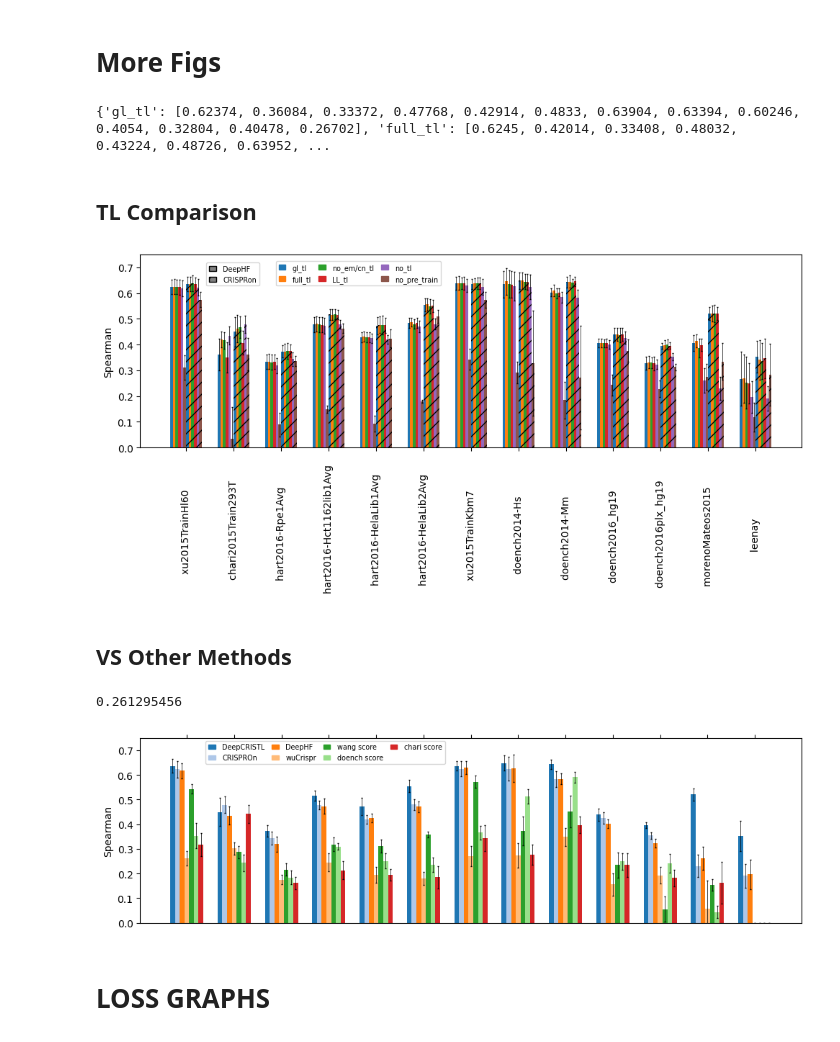
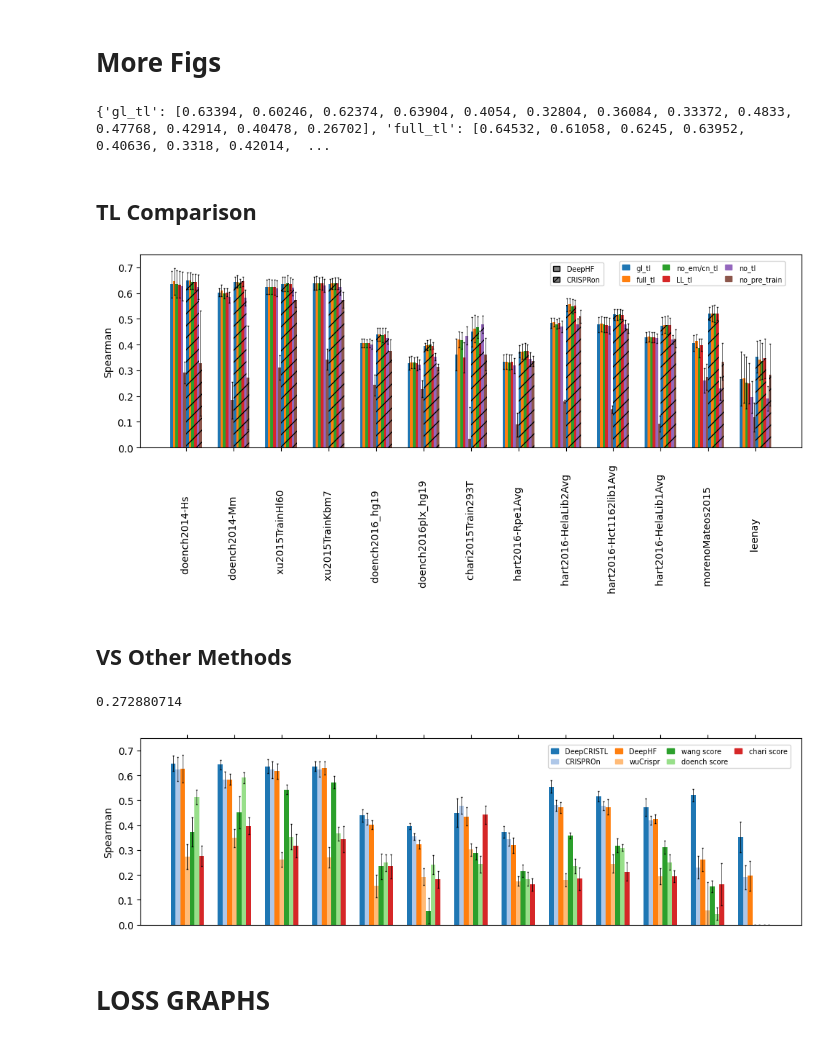
Before and after one commit to OrensteinLab/DeepCRISTL, a Jupyter notebook: new_version/graphs.ipynb, the cells around one changed output. Drawn from its saved outputs; the diff is of its cells as text; code cells hidden in the pictures.

Commit message:
graphs update

```diff
--- a/new_version/graphs.ipynb
+++ b/new_version/graphs.ipynb
@@ -113,6 +113,22 @@ original_datasets = ['xu2015TrainHl60',
             'doench2016plx_hg19',
             'morenoMateos2015',
             'leenay']
+ # reordered
+original_datasets = ['doench2014-Hs',
+            'doench2014-Mm',
+            'xu2015TrainHl60',
+            'xu2015TrainKbm7',
+            'doench2016_hg19',
+            'doench2016plx_hg19',
+            'chari2015Train293T',
+            'hart2016-Rpe1Avg',
+            'hart2016-HelaLib2Avg',
+            'hart2016-Hct1162lib1Avg',
+            'hart2016-HelaLib1Avg',
+            'morenoMateos2015',
+            'leenay']
+
+
 datasets = []
 IDEAL_LENGTH = 26
 for dataset in original_datasets:
@@ -131,7 +147,7 @@ data_means_various, data_stds_various= get_dict_avg_std('results_various.csv', o
 
 print(data_means_deephf)
 # %% [output]
-{'gl_tl': [0.62374, 0.36084, 0.33372, 0.47768, 0.42914, 0.4833, 0.63904, 0.63394, 0.60246, 0.4054, 0.32804, 0.40478, 0.26702], 'full_tl': [0.6245, 0.42014, 0.33408, 0.48032, 0.43224, 0.48726, 0.63952, ...
+{'gl_tl': [0.63394, 0.60246, 0.62374, 0.63904, 0.4054, 0.32804, 0.36084, 0.33372, 0.4833, 0.47768, 0.42914, 0.40478, 0.26702], 'full_tl': [0.64532, 0.61058, 0.6245, 0.63952, 0.40636, 0.3318, 0.42014,  ...
 # %% [markdown]
 ## TL Comparison
 # %%
@@ -177,12 +193,12 @@ legend_2_elements = [
     mpatches.Patch(facecolor='grey', edgecolor='k', label='DeepHF'),
     mpatches.Patch(facecolor='grey', edgecolor='k', hatch='//', label='CRISPRon')]
 
-legend1 = plt.legend(handles=legend_1_elements, loc='lower center', bbox_to_anchor=(0.33, 0.82), ncol=3,
+legend1 = plt.legend(handles=legend_1_elements, loc='lower center', bbox_to_anchor=(0.85, 0.82), ncol=3,
             fontsize='x-small', handlelength=1, handletextpad=1, columnspacing=1)
 
 plt.gca().add_artist(legend1)
 
-plt.legend(handles=legend_2_elements, loc='lower center', bbox_to_anchor=(0.14, 0.82), ncol=1,
+plt.legend(handles=legend_2_elements, loc='lower center', bbox_to_anchor=(0.66, 0.82), ncol=1,
             fontsize='x-small', handlelength=1, handletextpad=1, columnspacing=1)
 
 
@@ -204,7 +220,7 @@ plt.savefig('part1.svg', dpi=400)
 # Show the plot
 plt.show()
 # %% [output]
-[figure, old version]
+[figure, new version]
 # %% [markdown]
 ## VS Other Methods
 # %%
@@ -288,36 +304,36 @@ legend_elements = [
 
 
 
 
 
-plt.legend(handles=legend_elements, loc='lower center', bbox_to_anchor=(0.28, 0.84), ncol=4,
+plt.legend(handles=legend_elements, loc='lower center', bbox_to_anchor=(0.8, 0.82), ncol=4,
             fontsize='x-small', handlelength=1, handletextpad=1, columnspacing=1)
 
 # make figure bigger
 plt.gcf().set_size_inches(10, 3)
 
 # set y axis limits
 plt.ylim(0.0, 0.75)
 
 # show x axis on top
 plt.gca().xaxis.set_ticks_position('top')
 
 plt.xticks(index-bar_width*2 + total_width / 2, [], rotation=90)
 
 
 
 # Adjust layout
 plt.tight_layout()
 
 
 # save the plot
 plt.savefig('part2.svg', dpi=400)
 
 # Show the plot
 plt.show()
 # %% [output]
-0.261295456
+0.272880714
-[figure, old version]
+[figure, new version]
 # %%
 # # combine
 # from PIL import Image
```
Also changed, not shown: parts of 3 cells of this notebook, 3 other files.
